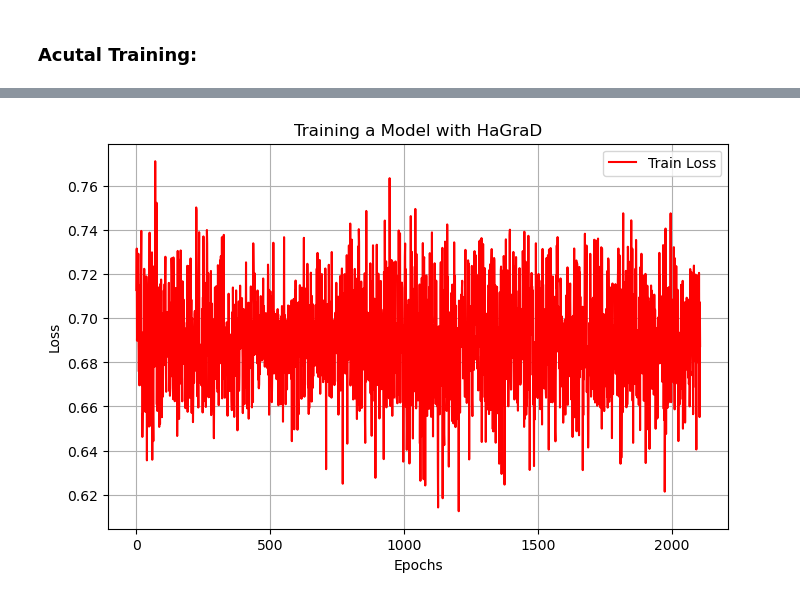
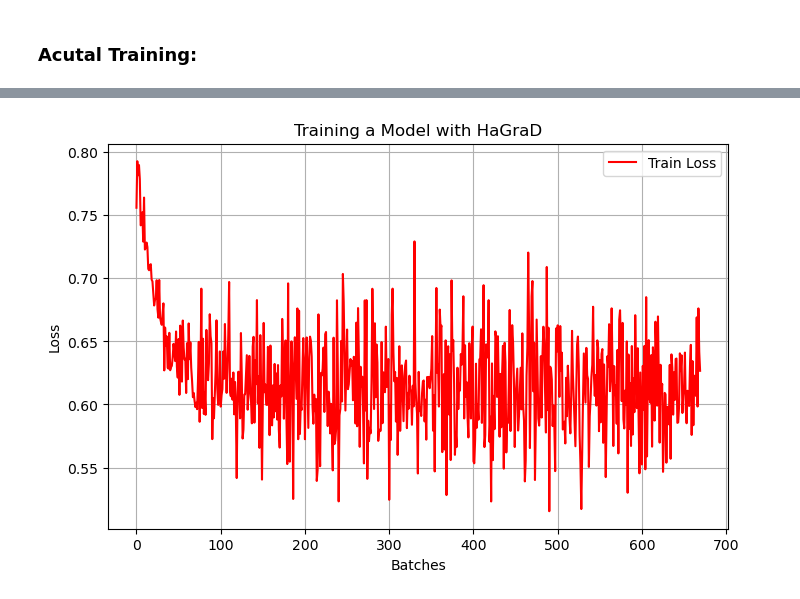
Before and after one commit to JannisZeller/hamiltonian-descent, a Jupyter notebook: notebooks/pytorch-imbd.ipynb, the cells around one changed output, grey strips where cells are left out. Cells and saved outputs as stored; diff of their text form; code cells hidden in the pictures.

```diff
--- a/notebooks/pytorch-imbd.ipynb
+++ b/notebooks/pytorch-imbd.ipynb
@@ -132,11 +133,7 @@ test_x = F.to_tensor(datum['token_ids'], padding_value=padding_idx).to(device)
 # %% [markdown]
 ### "Compiling" the Model
 # %%
-from torch.optim import AdamW
-# optimizer = Hagrad(model.parameters(), epsilon=1e-5, gamma=100., p_mean=0.)
-optimizer = torch.optim.Adam(model.parameters(), 1e-4)
-loss_fn = nn.CrossEntropyLoss()
+optimizer = Hagrad(model.parameters(), epsilon=0.05, gamma=10., p_mean=0.)
+# optimizer = torch.optim.Adam(model.parameters(), 1e-4) # Uncomment this line to try e. g. Adam.
+loss_fn = nn.BCEWithLogitsLoss()
 loss_fn = loss_fn.to(device)
-# %%
-pred = model(test_x)
-target = torch.tensor(datum['target'], dtype=torch.float32).to(device)
@@ -175,5 +142,6 @@ tensor([1.9495, 1.8692, 2.0262, 2.0337, 1.9326, 1.7727, 2.0140, 2.1250, 2.1262,
 # %%
 def train(input, target, return_loss=True):
+    model.train()
     output = model(input)
     loss = loss_fn(output, target)
     optimizer.zero_grad()
@@ -182,12 +150,15 @@ def train(input, target, return_loss=True):
     if return_loss:
         return loss.detach().cpu().numpy()
 
+def binary_accuracy(preds, y):
+    rounded_preds = torch.round(torch.sigmoid(preds))
+    correct = (rounded_preds == y).float()
+    return correct.sum()
 
 def eval_step(input, target):
     output = model(input)
     loss = loss_fn(output, target).item()
-    return float(loss), (output.argmax(1) == target).type(torch.float).sum().item()
-
+    return float(loss), binary_accuracy(output, target)
 
 def evaluate():
     model.eval()
@@ -197,8 +168,8 @@ def evaluate():
     counter = 0
     with torch.no_grad():
         for batch in tst_dataloader:
-            input = (F.to_tensor(batch["token_ids"], padding_value=padding_idx)
-                      .to(device))
+            input = (ttF.to_tensor(batch["token_ids"], padding_value=padding_idx)
+                        .to(device))
             target = torch.tensor(batch["target"], dtype=torch.float32).to(device)
             loss, predictions = eval_step(input, target)
             total_loss += loss
@@ -208,21 +179,21 @@ def evaluate():
 
     return total_loss / counter, correct_predictions / total_predictions
 # %%
-epochs = 1
 loss_history = []
 val_loss_history = []
 
-num_epochs = 1
+num_epochs = 10
 
 for e in range(num_epochs):
     for i, batch in enumerate(trn_dataloader):
-        input = (F.to_tensor(batch["token_ids"], padding_value=padding_idx)
-                  .to(device))
+        input = (ttF.to_tensor(batch["token_ids"], padding_value=padding_idx)
+                    .to(device))
         target = torch.tensor(batch["target"], dtype=torch.float32).to(device)
-        loss_history.append(train(input, target))
+        loss_detached = train(input, target)
+        loss_history.append(loss_detached)
         print(f"Batch = [{i}], loss = [{loss_history[-1]:.2f}]", end="\r")
 
     loss, accuracy = evaluate()
-    print(f"Epoch = [{e}], loss = [{loss}], accuracy = [{accuracy}]")
+    print(f"Epoch = [{e+1}], loss = [{loss:.2f}], accuracy = [{accuracy:.2f}]")
     val_loss_history.append(loss)
 # %% [output]
@@ -231,11 +210,11 @@ IndexError: Dimension out of range (expected to be in range of [-1, 0], but got
 # %%
 fig = plt.figure(figsize=(8, 5))
 plt.plot(loss_history, "-r", label="Train Loss")
 plt.legend()
-plt.xlabel("Epochs")
+plt.xlabel("Batches")
 plt.ylabel("Loss")
 plt.grid()
 plt.title("Training a Model with HaGraD")
 plt.show()
 # %% [output]
-[figure, old version]
+[figure, new version]
```
Also changed, not shown: parts of 17 cells of this notebook.
